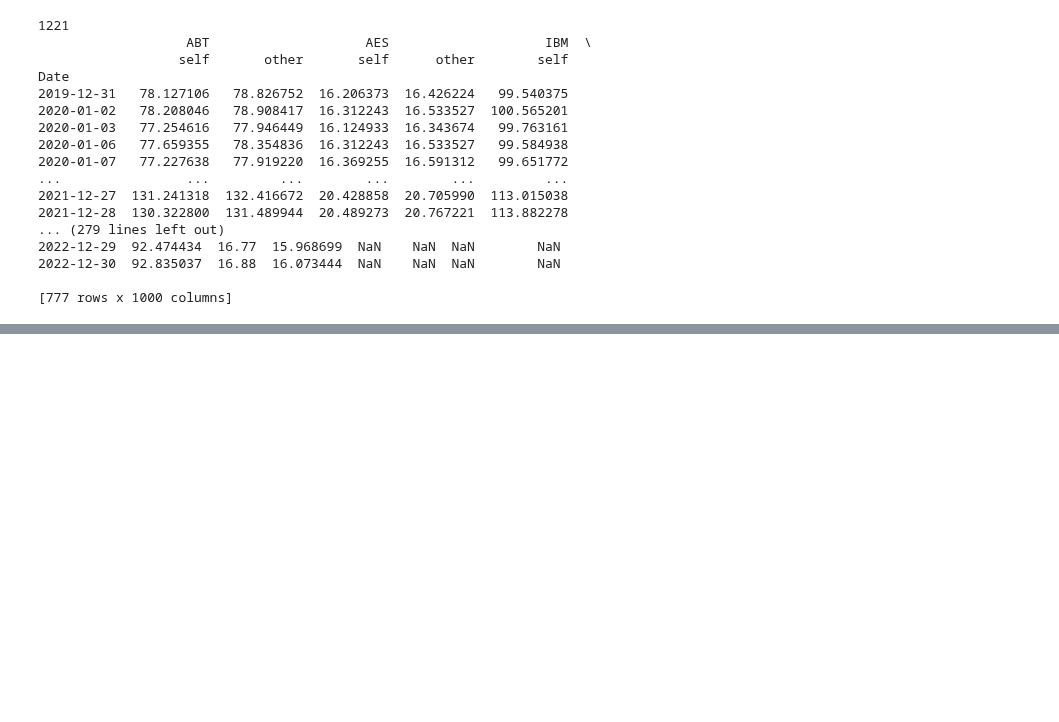
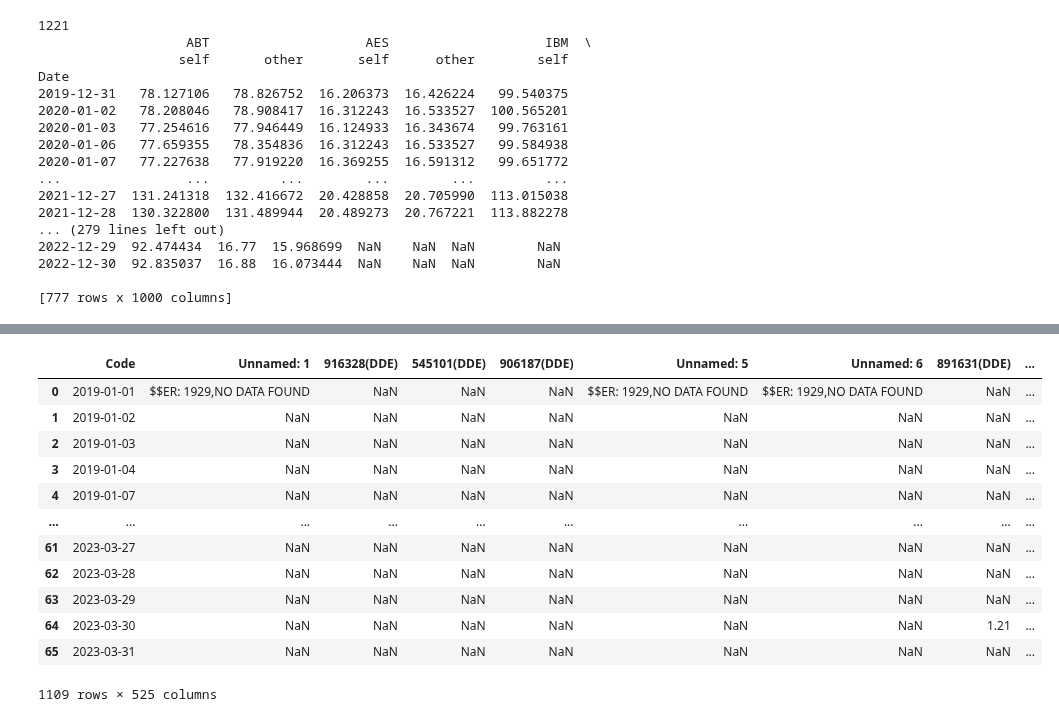
Before and after one commit to rebecca-di-francesco-bfh/sectoral-decarbonization, a Jupyter notebook: compare_yahoo_df.ipynb, the cells around one changed output, grey strips where cells are left out. Saved outputs shown, nothing was run; the diff lists cells and outputs as text; code cells hidden in the pictures; blank space fills up the shorter version.

```diff
--- a/compare_yahoo_df.ipynb
+++ b/compare_yahoo_df.ipynb
@@ -34,0 +188,16 @@ Date
+# %%
+div_rate
+# %% [output]
+|  | Code | Unnamed: 1 | 916328(DDE) | 545101(DDE) | 906187(DDE) | Unnamed: 5 | Unnamed: 6 | 891631(DDE) | ... |
+| 0 | 2019-01-01 | $$ER: 1929,NO DATA FOUND | NaN | NaN | NaN | $$ER: 1929,NO DATA FOUND | $$ER: 1929,NO DATA FOUND | NaN | ... |
+| 1 | 2019-01-02 | NaN | NaN | NaN | NaN | NaN | NaN | NaN | ... |
+| 2 | 2019-01-03 | NaN | NaN | NaN | NaN | NaN | NaN | NaN | ... |
+| 3 | 2019-01-04 | NaN | NaN | NaN | NaN | NaN | NaN | NaN | ... |
+| 4 | 2019-01-07 | NaN | NaN | NaN | NaN | NaN | NaN | NaN | ... |
+| ... | ... | ... | ... | ... | ... | ... | ... | ... | ... |
+| 61 | 2023-03-27 | NaN | NaN | NaN | NaN | NaN | NaN | NaN | ... |
+| 62 | 2023-03-28 | NaN | NaN | NaN | NaN | NaN | NaN | NaN | ... |
+| 63 | 2023-03-29 | NaN | NaN | NaN | NaN | NaN | NaN | NaN | ... |
+| 64 | 2023-03-30 | NaN | NaN | NaN | NaN | NaN | NaN | 1.21 | ... |
+| 65 | 2023-03-31 | NaN | NaN | NaN | NaN | NaN | NaN | NaN | ... |
+1109 rows × 525 columns
```
Also changed, not shown: parts of 8 cells of this notebook, 1 other file.
